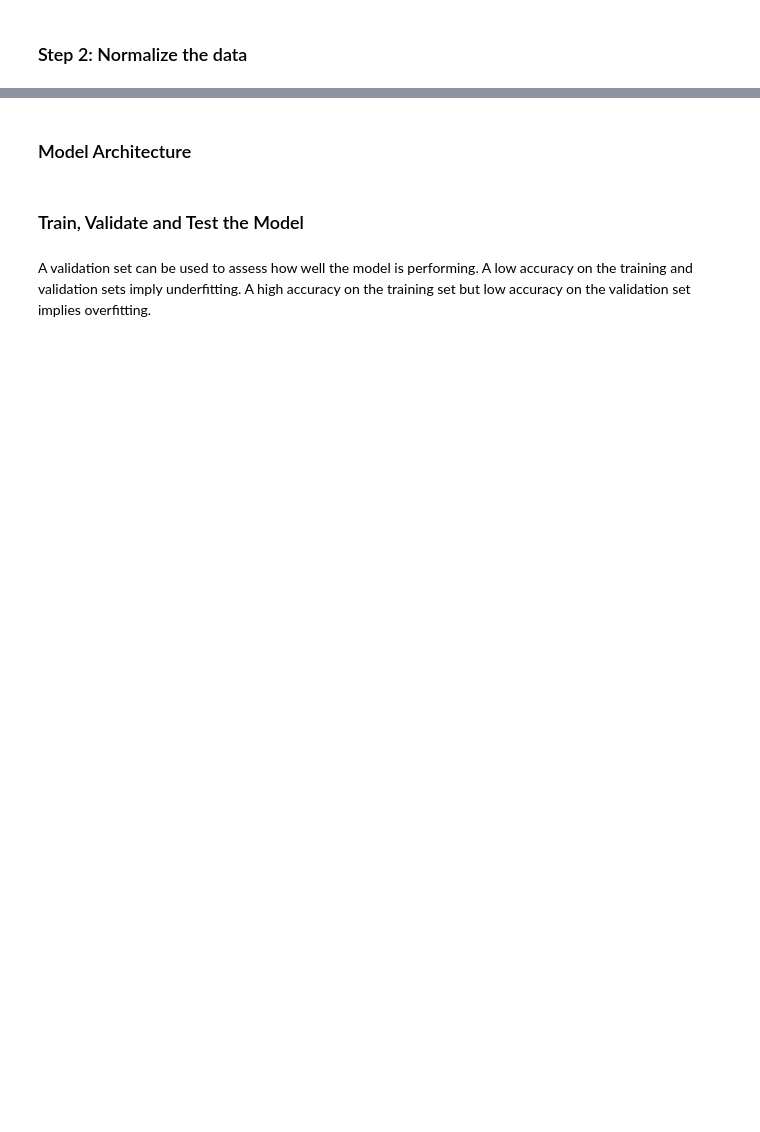
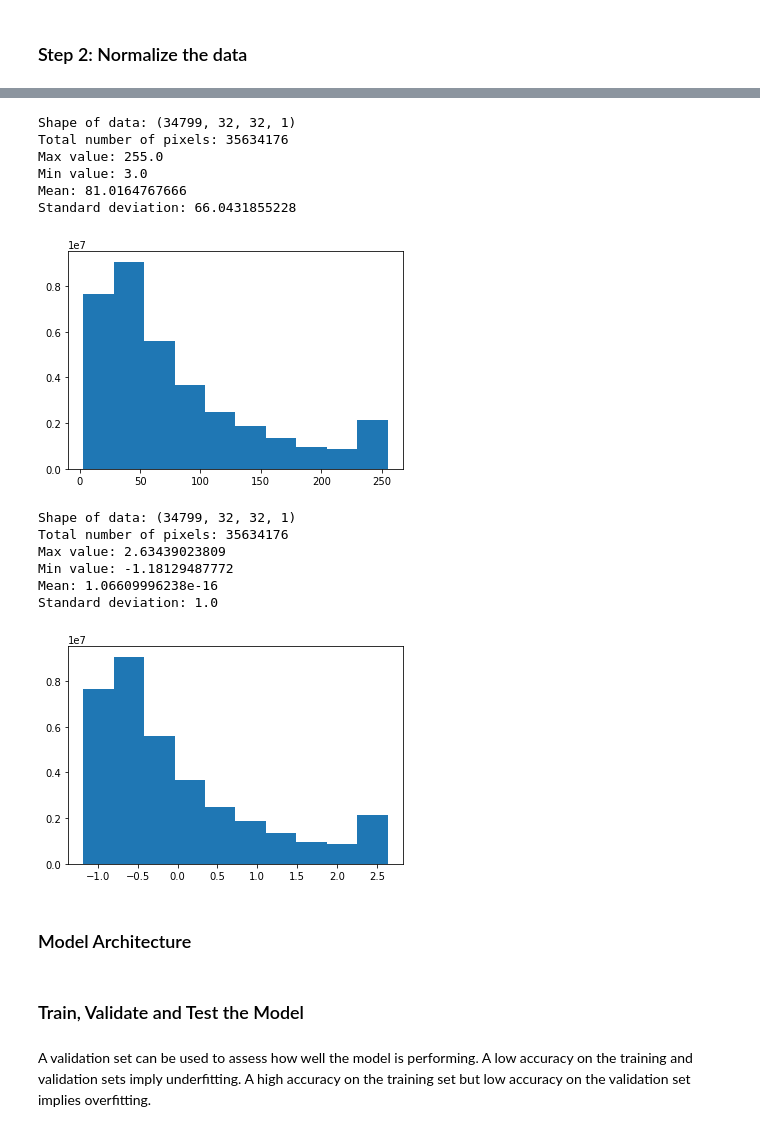
Before and after one commit to dmsehuang/CarND-Traffic-Sign-Classifier, a Jupyter notebook: Traffic_Sign_Classifier.ipynb, the cells around one changed output, grey strips where cells are left out. Drawn from its saved outputs; the diff is of its cells as text; code cells hidden in the pictures; blank space fills up the shorter version.

```diff
--- a/Traffic_Sign_Classifier.ipynb
+++ b/Traffic_Sign_Classifier.ipynb
@@ -207,9 +218,2 @@ Speed limit (70km/h)
 # %% [markdown]
 ### Step 2: Normalize the data
-# %%
-def normalize(X):
-    X = (X - 128.) / 128.
-    #return X.astype(np.float32, copy=False)
-    return X
-
-X_train = normalize(X_train)
@@ -225,3 +220,47 @@ print(np.min(tmp[:,:,:]))
+# %%
+# Display more statistics about the data
+def disp_stats(X):
+    print("Shape of data:", X.shape)
+    print("Total number of pixels:", X.size)
+    print("Max value:", np.max(X))
+    print("Min value:", np.min(X))
+    mean = np.mean(X)
+    stddev = np.std(X)
+    print("Mean:", mean)
+    print("Standard deviation:", stddev)
+    var = X.reshape(-1)
+    plt.hist(var)
+    plt.show()
+# %%
+def normalize(X):
+    mean = np.mean(X)
+    stddev = np.std(X)
+    X = (X - mean) / stddev
+    return X
+# %%
+# Before normalize:
+disp_stats(X_train)
+
+# Normalize:
+X_train = normalize(X_train)
+
+# After normalize:
+disp_stats(X_train)
+# %% [output]
+Shape of data: (34799, 32, 32, 1)
+Total number of pixels: 35634176
+Max value: 255.0
+Min value: 3.0
+Mean: 81.0164767666
+Standard deviation: 66.0431855228
+[figure, added]
+Shape of data: (34799, 32, 32, 1)
+Total number of pixels: 35634176
+Max value: 2.63439023809
+Min value: -1.18129487772
+Mean: 1.06609996238e-16
+Standard deviation: 1.0
+[figure, added]
 # %% [markdown]
 ### Model Architecture
 # %%
```
Also changed, not shown: parts of 18 cells of this notebook.
